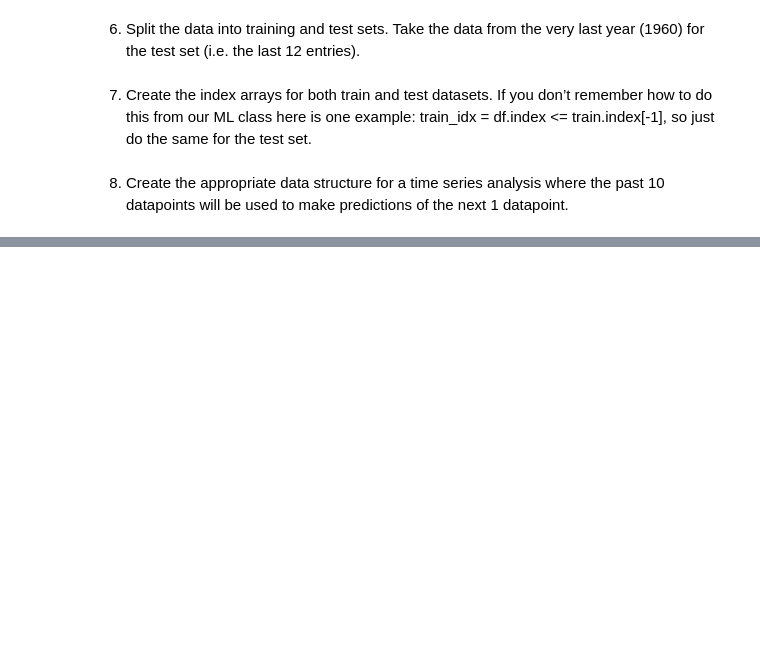
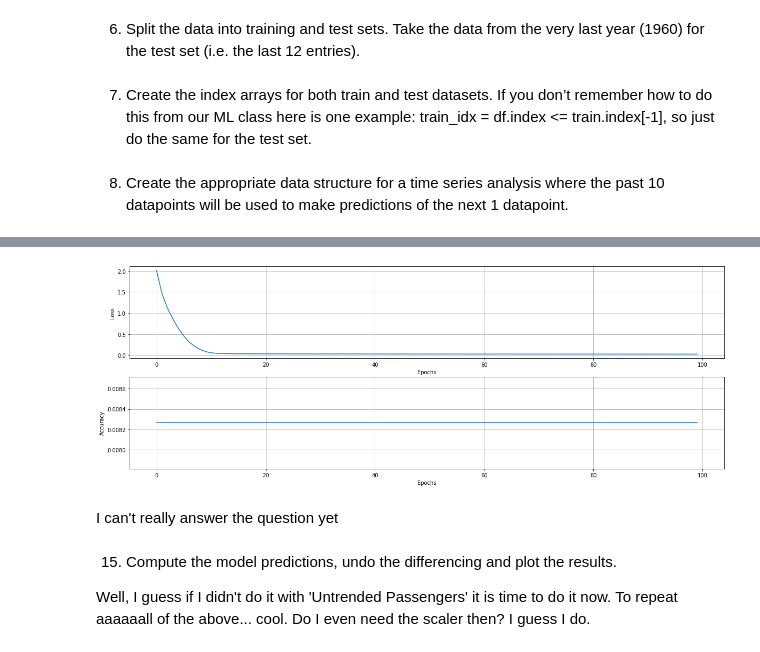
Before and after one commit to JingoBongo/statisticsLabs, a Jupyter notebook: neural_networks/lab1/lab1.ipynb, the cells around one changed output, grey strips where cells are left out. Drawn from its saved outputs; the diff is of its cells as text; code cells hidden in the pictures; blank space fills up the shorter version.

Commit message:
almost finished lab1, need to make predictions to see overfitting, and corresponding functions for it for last task. No clue about c) task, will likely just not do it

```diff
--- a/neural_networks/lab1/lab1.ipynb
+++ b/neural_networks/lab1/lab1.ipynb
@@ -140,11 +141,3 @@ test_ind_arr = passengers_df.index[132:]
 train_ind_arr = passengers_df.index[:132]
 # %% [markdown]
 8. Create the appropriate data structure for a time series analysis where the past 10 datapoints will be used to make predictions of the next 1 datapoint.
-# %%
-def create_dataset(data,past_gens):
-    data_x, data_y = [], []
-    for i in range(len(data) - past_gens - 1):
-        a = data[i:(i+past_gens)]
-        data_x.append(a)
-        data_y.append(data[i+past_gens])
-    return np.array(data_x), np.array(data_y)
@@ -150,0 +176,4 @@ def create_dataset(data,past_gens):
+# %%
+X_test = np.reshape(X_test, (X_test.shape[0], 1, X_test.shape[1]))
+X_train = np.reshape(X_train, (X_train.shape[0], 1, X_train.shape[1]))
+X_train
@@ -150,0 +203,5 @@ def create_dataset(data,past_gens):
+# %%
+model = Sequential()
+model.add(LSTM(25, input_shape=(1, past_gens)))
+model.compile(loss='sparse_categorical_crossentropy', optimizer='sgd', metrics=['accuracy'])
+history = model.fit(X_train, y_train, epochs=100, validation_data=(X_test, y_test), batch_size=32)
@@ -150,0 +240,27 @@ def create_dataset(data,past_gens):
+# %%
+fig, ax = plt.subplots(2,figsize=(20, 7))
+
+
+ax[0].plot(history.epoch, history.history['loss'] )
+# ax.set_title("Amount of passengers on airplanes from 1949 to 1960")
+ax[0].set_xlabel("Epochs")
+ax[0].set_ylabel("Loss")
+ax[0].grid(True)
+
+
+ax[1].plot(history.epoch, history.history['accuracy'] )
+# ax.set_title("Amount of passengers on airplanes from 1949 to 1960")
+ax[1].set_xlabel("Epochs")
+ax[1].set_ylabel("Accuracy")
+ax[1].grid(True)
+
+plt.show()
+# %% [output]
+[figure, added]
+# %% [markdown]
+I can't really answer the question yet
+# %% [markdown]
+15. Compute the model predictions, undo the differencing and plot the results.
+
+Well, I guess if I didn't do it with 'Untrended Passengers' it is time to do it now. To repeat aaaaaall of the above... cool.
+Do I even need the scaler then? I guess I do.
```
Also changed, not shown: parts of 25 cells of this notebook.
